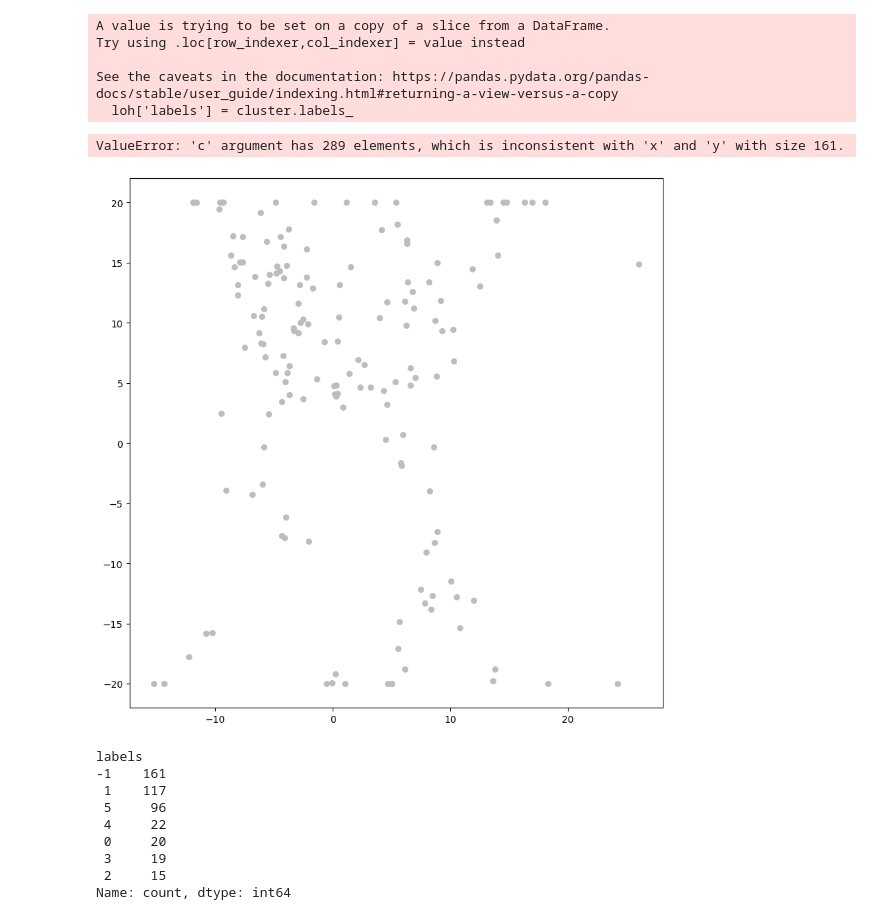
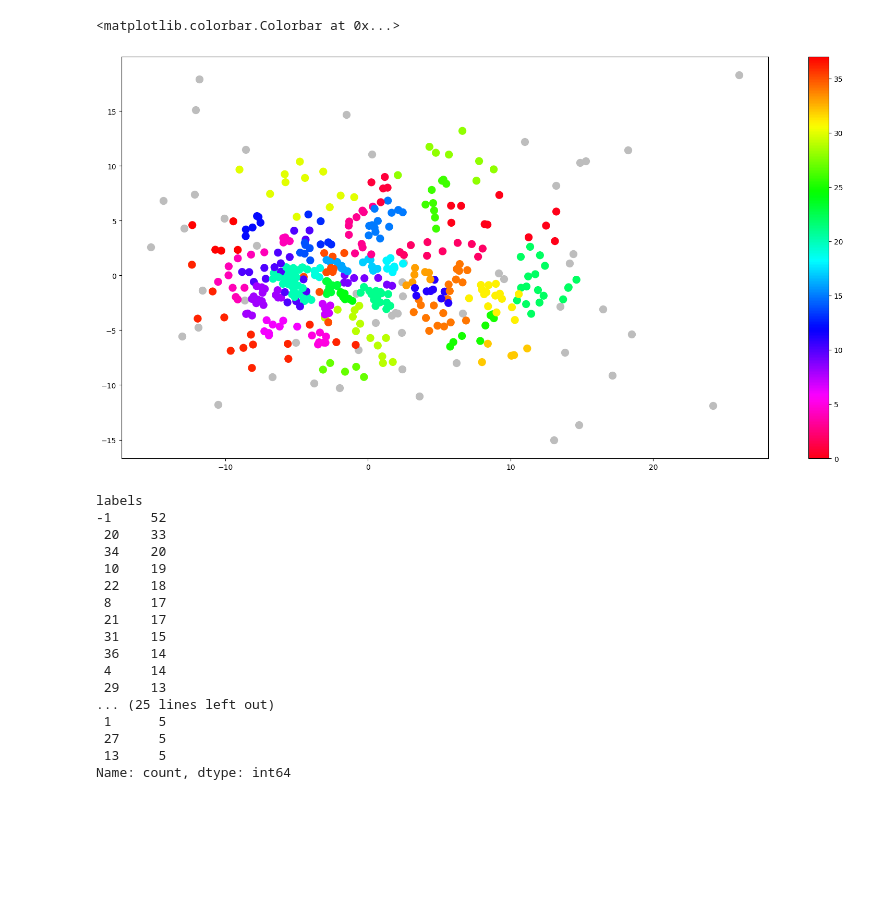
Before and after one commit to TiffanyICIS/HACKS_AI_hackathon_2023, a Jupyter notebook: solution.ipynb, the cells around one changed output. Saved outputs shown, nothing was run; the diff lists cells and outputs as text; code cells hidden in the pictures; blank space fills up the shorter version.

```diff
--- a/solution.ipynb
+++ b/solution.ipynb
@@ -10,11 +10,10 @@ from tqdm import tqdm
 import umap
 import seaborn as sns
 # %%
-N_COMPONENTS = 1
+N_COMPONENTS = 2
 INPUT_DIR = 'datasets/Anonimized/'
 # %%
-# stop_columns = ['№', 'Компатриоты', 'Unnamed: 4', 'Название команды', 'ФИО участников', 'ФИО', 'Компетенция', 'Баллы, ед.', 'Баллы по ключевым навыкам', 'Максимальное значение']
-stop_columns = ['№', 'Компатриоты', 'Unnamed: 4', 'Название команды', 'ФИО участников', 'ФИО', 'Компетенция', 'Баллы, ед.', 'Баллы, %','Баллы по ключевым навыкам', 'Максимальное значение']
+stop_columns = ['№', 'Компатриоты', 'Unnamed: 4', 'Название команды', 'ФИО участников', 'ФИО', 'Компетенция', 'Баллы, ед.', 'Баллы по ключевым навыкам', 'Максимальное значение']
 # %%
 def data_prep(files_names):
     full_data = pd.DataFrame(columns=['ФИО', 'Компетенция'] + [f'feat_{i}' for i in range(N_COMPONENTS)])
@@ -26,11 +25,6 @@ def data_prep(files_names):
         else:
             fio = data['ФИО участников']
         comp = data['Компетенция']
-        if data['Баллы, %'].isna().sum() != 0 and data['Баллы, ед.'].isna().sum() == 0:
-            data['Баллы, %'] = data['Баллы, ед.']
-        elif data['Баллы, %'].isna().sum() != 0 and data['Баллы по ключевым навыкам'].isna().sum() == 0:
-            data['Баллы, %'] = data['Баллы по ключевым навыкам']
-        score = data['Баллы, %'].apply(lambda x: x.replace(',','.').replace('%', '')).astype(float)
         for column in stop_columns:
             if column in data.columns:
                 data = data.drop(column, axis=1)
@@ -38,15 +32,14 @@ def data_prep(files_names):
         float_columns = data.select_dtypes(include=[object]).apply(lambda x: x.str.replace(',','.').str.replace('%', '')).astype(float)
         int_columns = data.select_dtypes(include=['int'])
         data = pd.concat([float_columns, int_columns], axis=1)
+
         scaler = StandardScaler()
         data = scaler.fit_transform(data)
         data = np.nan_to_num(data, nan=0)
         pca = PCA(n_components=N_COMPONENTS)
-        scaler = MinMaxScaler(feature_range=(-20, 20))
-        score_scaled = scaler.fit_transform(score.to_numpy().reshape(-1, 1))
         data_reduced = pca.fit_transform(data)
         data_reduced = pd.DataFrame(data_reduced, columns = [f'feat_{i}' for i in range(N_COMPONENTS)])
-        data_reduced['ФИО'], data_reduced['Компетенция'], data_reduced['score'] = fio, comp, score_scaled
+        data_reduced['ФИО'], data_reduced['Компетенция'] = fio, comp
         full_data = pd.concat([data_reduced, full_data], axis=0)
     return full_data
 # %%
@@ -70,5 +63,3 @@ full_data
 450 rows × 4 columns
 # %%
-# loh = full_data.iloc[:, 0:N_COMPONENTS]
-loh = full_data.iloc[:, [0, -1]]
-loh.describe()
+df = full_data.iloc[:, :N_COMPONENTS]
@@ -85,35 +66,39 @@ loh.describe()
 # %%
-cluster = hdbscan.HDBSCAN(min_cluster_size=15,
+import matplotlib.pyplot as plt
+# Подготовка данных
+cluster = hdbscan.HDBSCAN(min_cluster_size=4,
                         metric='euclidean',
-                        cluster_selection_method='eom').fit(loh)
-loh['labels'] = cluster.labels_
-
-fig, ax = plt.subplots(figsize=(10, 10))
-outliers = loh.loc[loh.labels == -1, :]
-clustered = loh.loc[loh.labels != -1, :]
-
-plt.scatter(outliers.feat_0, outliers.score, color='#BDBDBD', s=30)
-plt.scatter(outliers.feat_0, outliers.score, c=clustered.labels,
-s=30, cmap='hsv_r')
+                        cluster_selection_method='eom').fit(df)
+df['labels'] = cluster.labels_
+# Визуализация кластеров
+fig, ax = plt.subplots(figsize=(20, 10))
+outliers = df.loc[df.labels == -1, :]
+clustered = df.loc[df.labels != -1, :]
+plt.scatter(outliers.feat_0, outliers.feat_1, color='#BDBDBD', s=100)
+plt.scatter(clustered.feat_0, clustered.feat_1, c=clustered.labels,
+s=100, cmap='hsv_r')
 
 plt.colorbar()
 # %% [output]
-A value is trying to be set on a copy of a slice from a DataFrame.
-Try using .loc[row_indexer,col_indexer] = value instead
-
-See the caveats in the documentation: https://pandas.pydata.org/pandas-docs/stable/user_guide/indexing.html#returning-a-view-versus-a-copy
-  loh['labels'] = cluster.labels_
+<matplotlib.colorbar.Colorbar at 0x...>
-ValueError: 'c' argument has 289 elements, which is inconsistent with 'x' and 'y' with size 161.
-[figure, old version]
+[figure, new version]
 # %%
-loh['labels'].value_counts()
+df['labels'].value_counts()
 # %% [output]
 labels
--1    161
- 1    117
- 5     96
- 4     22
- 0     20
- 3     19
- 2     15
+-1     52
+ 20    33
+ 34    20
+ 10    19
+ 22    18
+ 8     17
+ 21    17
+ 31    15
+ 36    14
+ 4     14
+ 29    13
+... (25 lines left out)
+ 1      5
+ 27     5
+ 13     5
 Name: count, dtype: int64
```
Also changed, not shown: parts of 3 cells of this notebook.
